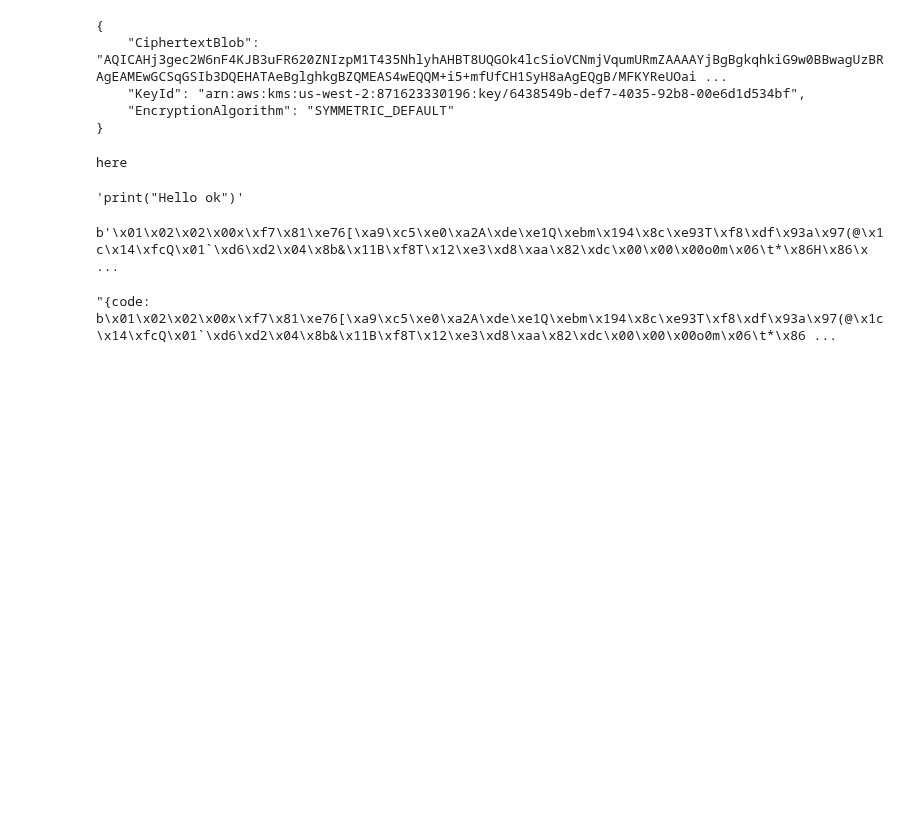
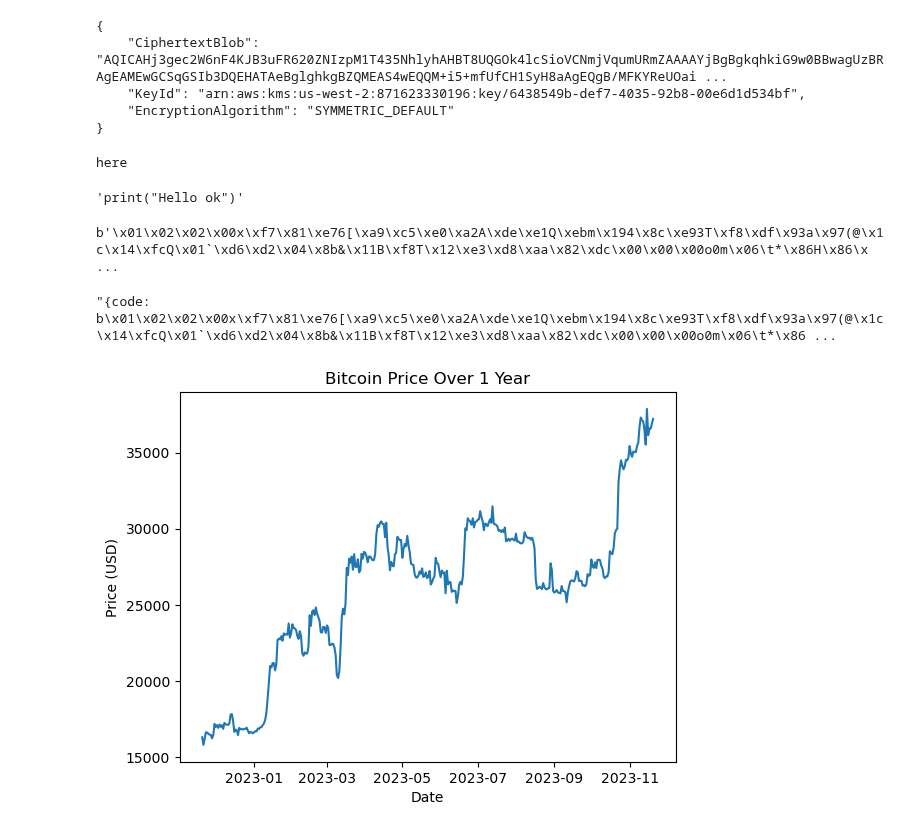
Before and after one commit to aws-samples/codenator-automatic-code-generation-and-execution-using-llm, a Jupyter notebook: code_executor/test_code_executor.ipynb, the cells around one changed output. Saved outputs shown, nothing was run; the diff lists cells and outputs as text; code cells hidden in the pictures; blank space fills up the shorter version.

```diff
--- a/code_executor/test_code_executor.ipynb
+++ b/code_executor/test_code_executor.ipynb
@@ -406,3 +446,16 @@ b'\x01\x02\x02\x00x\xf7\x81\xe76[\xa9\xc5\xe0\xa2A\xde\xe1Q\xebm\x194\x8c\xe93T\
 !echo \"{"code": b'\x01\x02\x02\x00x\xf7\x81\xe76[\xa9\xc5\xe0\xa2A\xde\xe1Q\xebm\x194\x8c\xe93T\xf8\xdf\x93a\x97(@\x1c\x14\xfcQ\x01`\xd6\xd2\x04\x8b&\x11B\xf8T\x12\xe3\xd8\xaa\x82\xdc\x00\x00\x00o0m\x06\t*\x86H\x86\xf7\r\x01\x07\x06\xa0`0^\x02\x01\x000Y\x06\t*\x86H\x86\xf7\r\x01\x07\x010\x1e\x06\t`\x86H\x01e\x03\x04\x01.0\x11\x04\x0c\xdaC\x1b\xeb\t\x89\xacJ0\xb3^\xf4\x02\x01\x10\x80,\xfc\x98U\xb3\x8e\xa2\x82\x98SpM\x00\xba\xc2\xc6\xd8O\xbeI\x8dh\xef\x16\x8bx)M\x958\n(\x06\x9fO\r\xc2\xd3gp\xea44\xf1\xe9'}\"
 # %% [output]
 "{code: b\x01\x02\x02\x00x\xf7\x81\xe76[\xa9\xc5\xe0\xa2A\xde\xe1Q\xebm\x194\x8c\xe93T\xf8\xdf\x93a\x97(@\x1c\x14\xfcQ\x01`\xd6\xd2\x04\x8b&\x11B\xf8T\x12\xe3\xd8\xaa\x82\xdc\x00\x00\x00o0m\x06\t*\x86 ...
+# %%
+import yfinance as yf
+import matplotlib.pyplot as plt
+
+btc = yf.Ticker("BTC-USD")
+hist = btc.history(period="1y")
+plt.plot(hist['Close'])
+plt.title('Bitcoin Price Over 1 Year')
+plt.xlabel('Date')
+plt.ylabel('Price (USD)')
+plt.savefig('btc_price.png')
+# %% [output]
+[figure, added]
```
Also changed, not shown: parts of 11 cells of this notebook, 13 other files.
